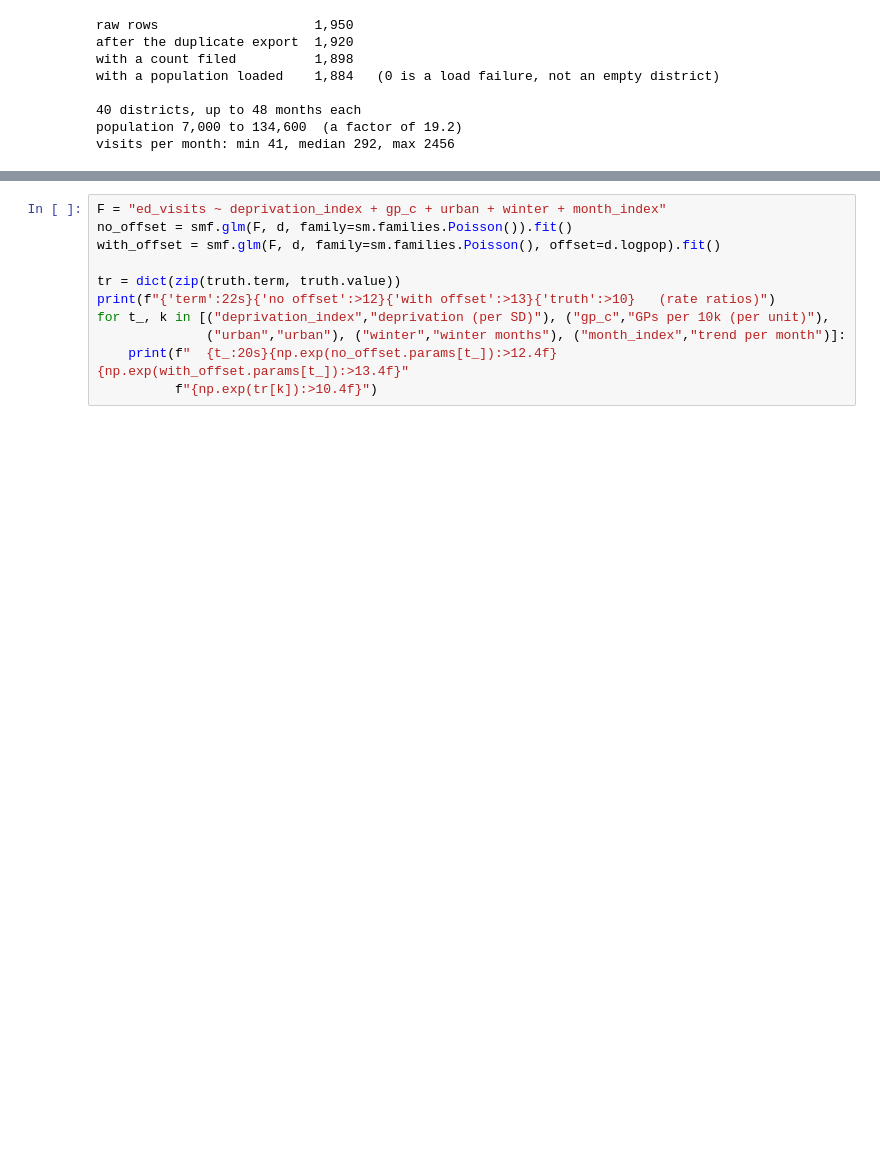
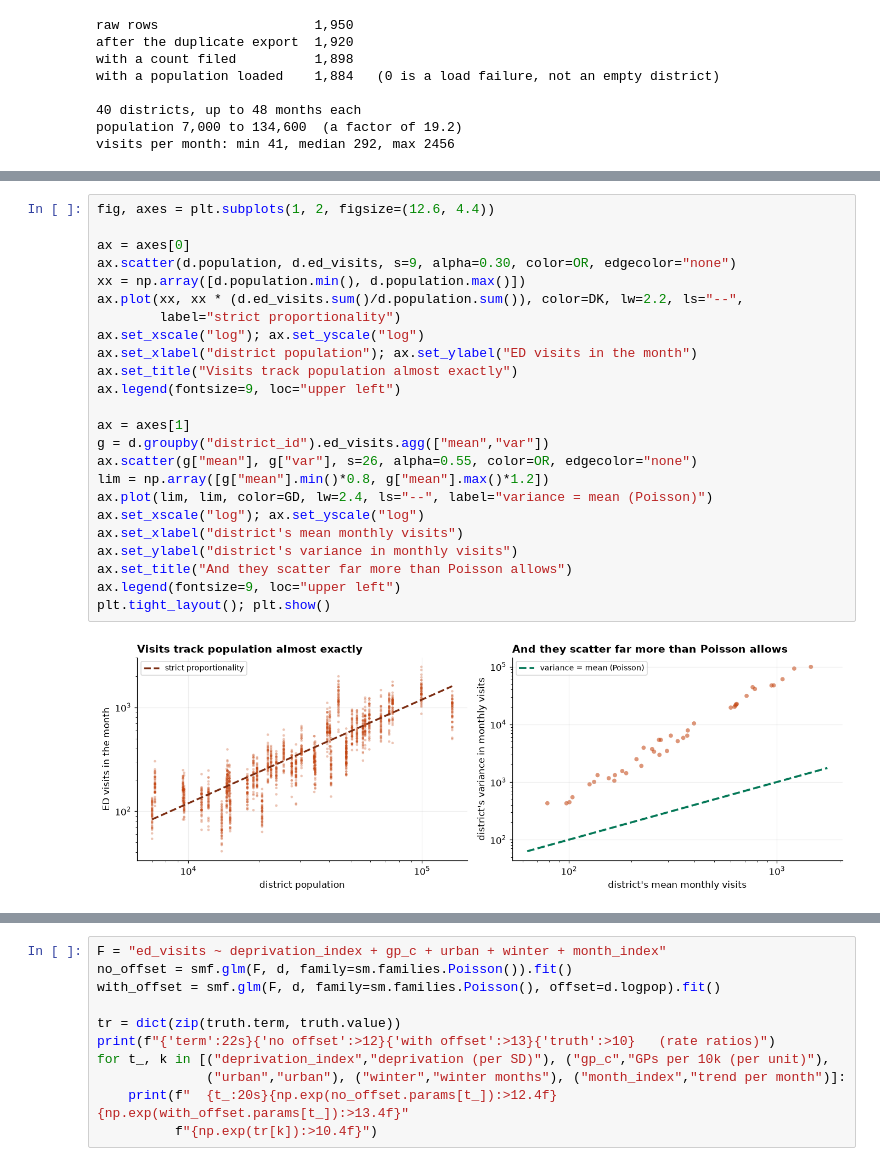
Before and after one commit to johnfisher-ai/Statistics-Data-Science-AI-Visual-Book, a Jupyter notebook: chapters/notebooks/capstone-emergency-department-visits.ipynb, the cells around one changed output, grey strips where cells are left out. Drawn from its saved outputs; the diff is of its cells as text; blank space fills up the shorter version.

```diff
--- a/chapters/notebooks/capstone-emergency-department-visits.ipynb
+++ b/chapters/notebooks/capstone-emergency-department-visits.ipynb
@@ -82,0 +125,26 @@ visits per month: min 41, median 292, max 2456
+# %%
+fig, axes = plt.subplots(1, 2, figsize=(12.6, 4.4))
+
+ax = axes[0]
+ax.scatter(d.population, d.ed_visits, s=9, alpha=0.30, color=OR, edgecolor="none")
+xx = np.array([d.population.min(), d.population.max()])
+ax.plot(xx, xx * (d.ed_visits.sum()/d.population.sum()), color=DK, lw=2.2, ls="--",
+        label="strict proportionality")
+ax.set_xscale("log"); ax.set_yscale("log")
+ax.set_xlabel("district population"); ax.set_ylabel("ED visits in the month")
+ax.set_title("Visits track population almost exactly")
+ax.legend(fontsize=9, loc="upper left")
+
+ax = axes[1]
+g = d.groupby("district_id").ed_visits.agg(["mean","var"])
+ax.scatter(g["mean"], g["var"], s=26, alpha=0.55, color=OR, edgecolor="none")
+lim = np.array([g["mean"].min()*0.8, g["mean"].max()*1.2])
+ax.plot(lim, lim, color=GD, lw=2.4, ls="--", label="variance = mean (Poisson)")
+ax.set_xscale("log"); ax.set_yscale("log")
+ax.set_xlabel("district's mean monthly visits")
+ax.set_ylabel("district's variance in monthly visits")
+ax.set_title("And they scatter far more than Poisson allows")
+ax.legend(fontsize=9, loc="upper left")
+plt.tight_layout(); plt.show()
+# %% [output]
+[figure, added]
```
Also changed, not shown: parts of 11 cells of this notebook, 29 other files.
